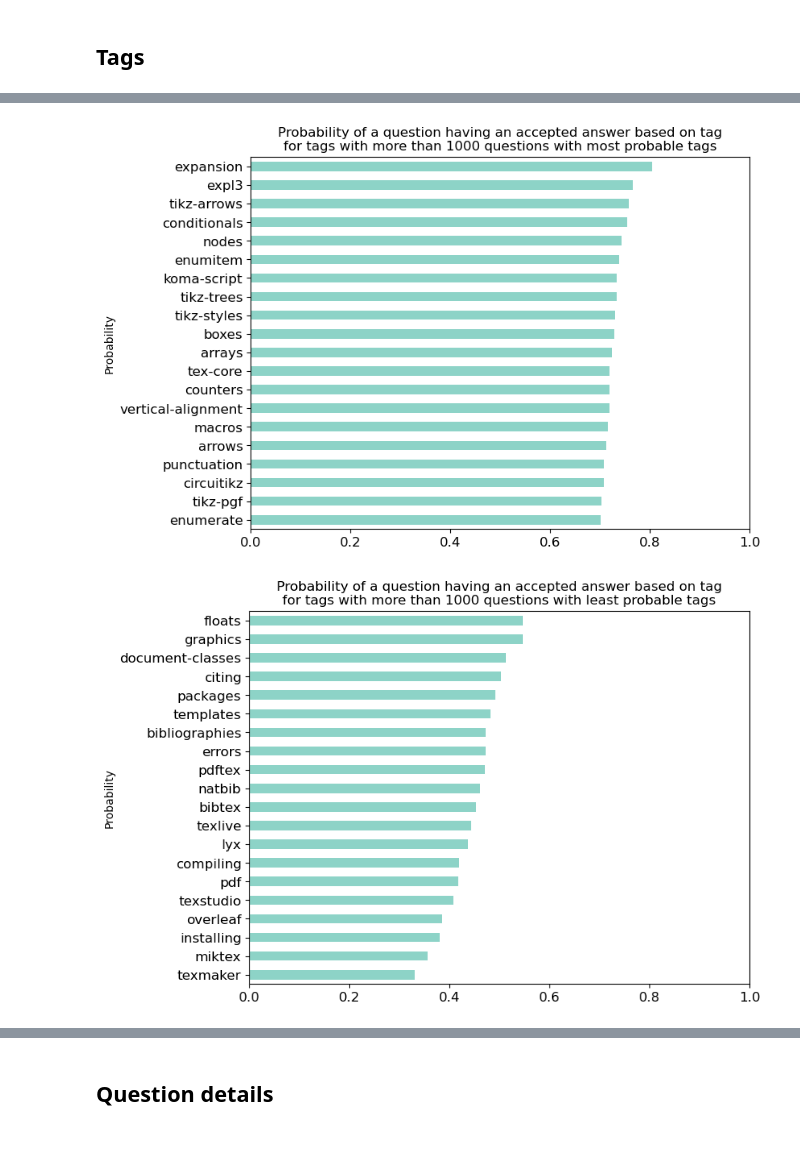
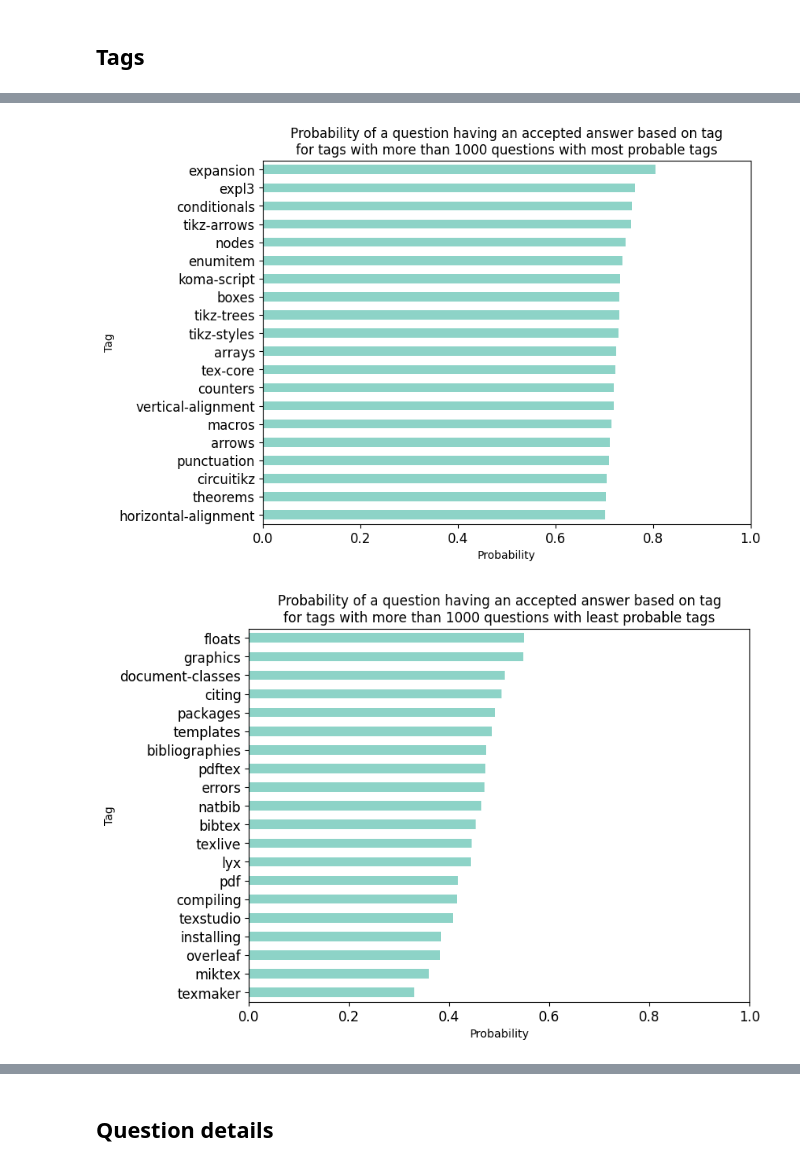
Before and after one commit to KMChris/bigdata, a Jupyter notebook: statistics.ipynb, the cells around one changed output, grey strips where cells are left out. Drawn from its saved outputs; the diff is of its cells as text; code cells hidden in the pictures.

```diff
--- a/statistics.ipynb
+++ b/statistics.ipynb
@@ -62,23 +92,20 @@ plt.show()
-# %%
-# Probability of a question having an accepted answer based on tag
-questions = questions.withColumn("tags", expr("split(substring(_Tags, 2, length(_Tags) - 2), '><')"))
-questions = questions.withColumn("accepted", when(col("_AcceptedAnswerId").isNull(), 0).otherwise(1))
 # %%
-questions_exploded = questions.select("*", explode(questions.tags).alias("tag"))
-prob = questions_exploded.groupBy("tag").agg({"accepted": "avg"}).where("count(tag) > 1000")
-prob.orderBy("avg(accepted)", ascending=False).limit(20).toPandas()[::-1] \
-    .plot.barh(x="tag", y="avg(accepted)",
+# Probability of a question having an accepted answer based on tag
+questions_exploded = questions.select("*", explode(questions.Tags).alias("tag"))
+prob = questions_exploded.groupBy("tag").agg({"Accepted": "avg"}).where("count(tag) > 1000")
+prob.orderBy("avg(Accepted)", ascending=False).limit(20).toPandas()[::-1] \
+    .plot.barh(x="tag", y="avg(Accepted)",
                title="Probability of a question having an accepted answer based on tag\n"
                      "for tags with more than 1000 questions with most probable tags",
                figsize=(8, 6), rot=0, legend=False, fontsize=12, colormap='Set3',
                xlabel="Probability", ylabel="Tag", xlim=(0, 1))
-prob.orderBy("avg(accepted)").limit(20).toPandas() \
-    .plot.barh(x="tag", y="avg(accepted)",
+prob.orderBy("avg(Accepted)").limit(20).toPandas() \
+    .plot.barh(x="tag", y="avg(Accepted)",
                title="Probability of a question having an accepted answer based on tag\n"
                      "for tags with more than 1000 questions with least probable tags",
                figsize=(8, 6), rot=0, legend=False, fontsize=12, colormap='Set3',
                xlabel="Probability", ylabel="Tag", xlim=(0, 1))
 plt.show()
 # %% [output]
-[figure, old version]
+[figure, new version]
-[figure, old version]
+[figure, new version]
```
Also changed, not shown: parts of 13 cells of this notebook, 1 other file.
